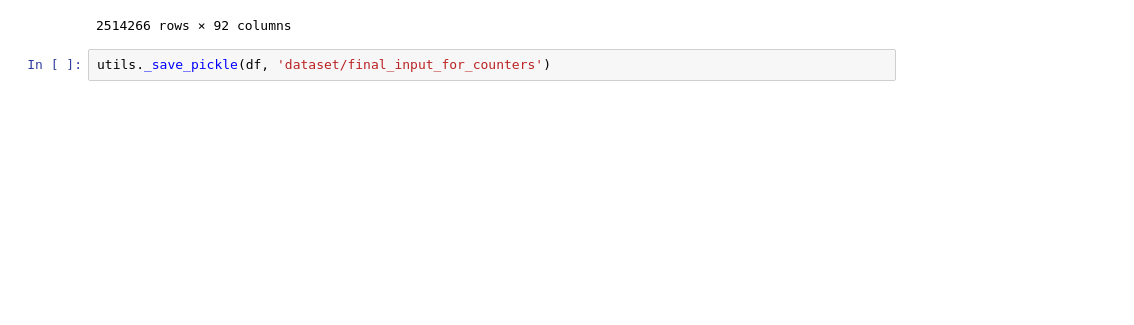
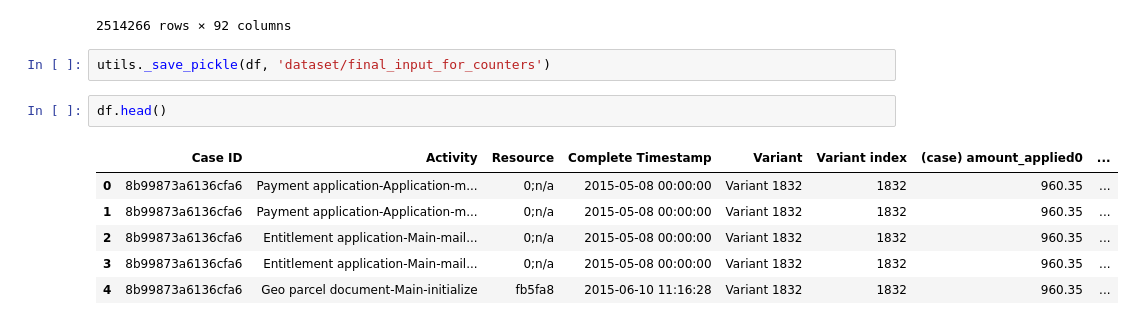
Before and after one commit to rowanarts/process-mining-assignment-2, a Jupyter notebook: Features toevoegen nieuw.ipynb, the cells around one changed output. Saved outputs shown, nothing was run; the diff lists cells and outputs as text; blank space fills up the shorter version.

```diff
--- a/Features toevoegen nieuw.ipynb
+++ b/Features toevoegen nieuw.ipynb
@@ -166,3 +166,12 @@ df
 2514266 rows × 92 columns
 # %%
 utils._save_pickle(df, 'dataset/final_input_for_counters')
+# %%
+df.head()
+# %% [output]
+|  | Case ID | Activity | Resource | Complete Timestamp | Variant | Variant index | (case) amount_applied0 | ... |
+| 0 | 8b99873a6136cfa6 | Payment application-Application-m... | 0;n/a | 2015-05-08 00:00:00 | Variant 1832 | 1832 | 960.35 | ... |
+| 1 | 8b99873a6136cfa6 | Payment application-Application-m... | 0;n/a | 2015-05-08 00:00:00 | Variant 1832 | 1832 | 960.35 | ... |
+| 2 | 8b99873a6136cfa6 | Entitlement application-Main-mail... | 0;n/a | 2015-05-08 00:00:00 | Variant 1832 | 1832 | 960.35 | ... |
+| 3 | 8b99873a6136cfa6 | Entitlement application-Main-mail... | 0;n/a | 2015-05-08 00:00:00 | Variant 1832 | 1832 | 960.35 | ... |
+| 4 | 8b99873a6136cfa6 | Geo parcel document-Main-initialize | fb5fa8 | 2015-06-10 11:16:28 | Variant 1832 | 1832 | 960.35 | ... |
```
Also changed, not shown: 2 other files.
